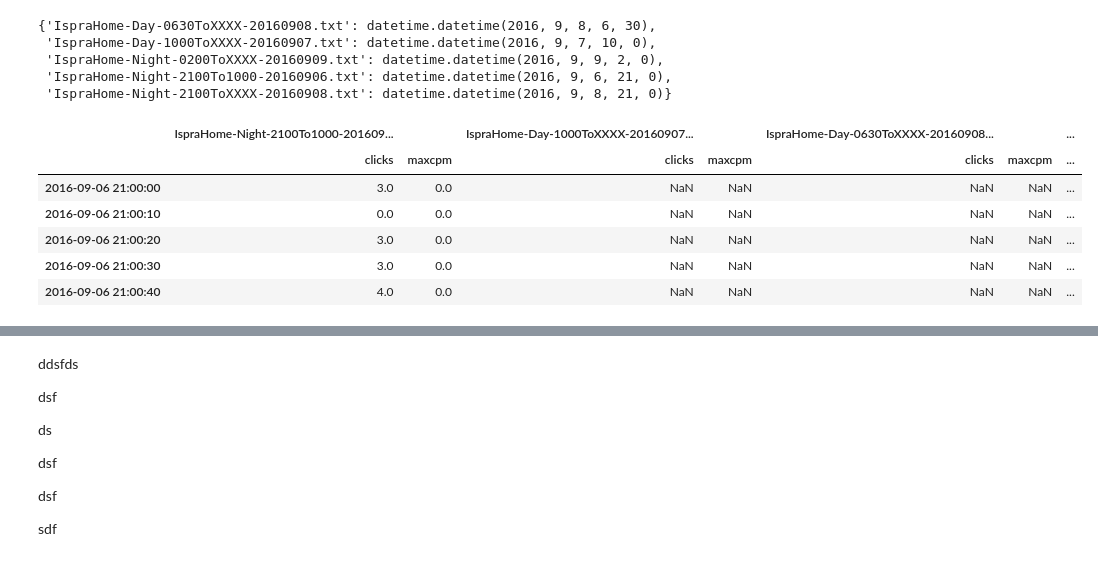
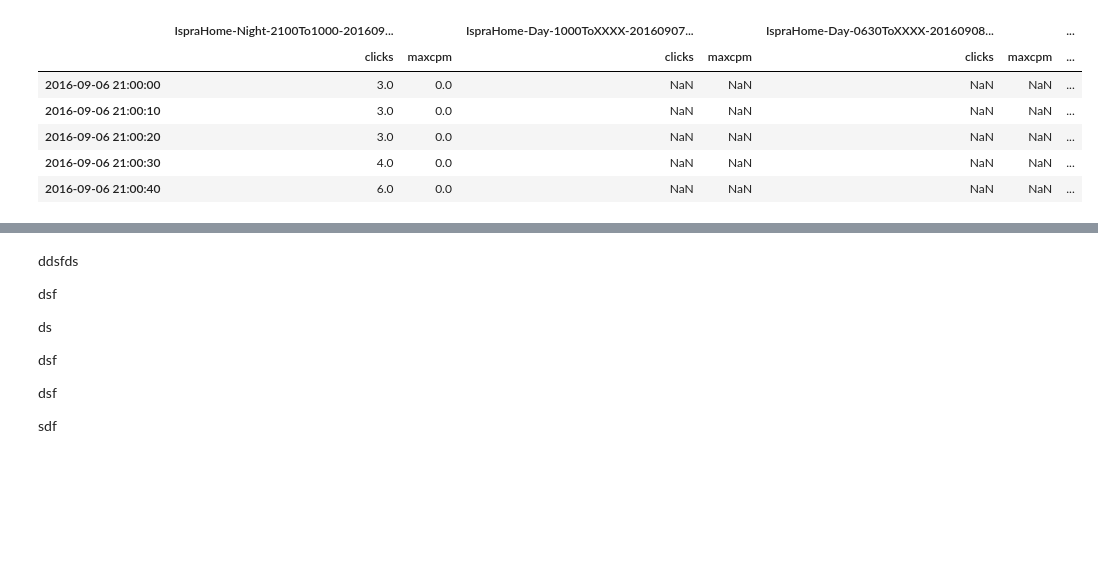
Before and after one commit to ankostis/radiationsensor, a Jupyter notebook: GeigerMeasurements.ipynb, the cells around one changed output, grey strips where cells are left out. Cells and saved outputs as stored; diff of their text form; code cells hidden in the pictures; blank space fills up the shorter version.

```diff
--- a/GeigerMeasurements.ipynb
+++ b/GeigerMeasurements.ipynb
@@ -15,7 +23,7 @@ import re
 regexs = (
     (re.compile(r'cpm = (?P<clicks>\d+)'), lambda c: c / 6),
     (re.compile(r'.*cpm=\d+, clicks=(?P<clicks>\d+).*'), None),
-    (re.compile(r'.*(?P<clicks>\d+),(?P<maxcpm>\d+.\d+)'), None),
+    (re.compile(r'^(?P<clicks>\d+),(?P<maxcpm>\d+.\d+)'), None),
 )
 def parse_click_line(l):
     for r, click_fun in regexs:
@@ -59,12 +67,6 @@ def parse_fname_time(file):
 # file_times = {f: parse_fname_time(f) for f in files}
 # file_times = {k:v for k,v in file_times.items() if v}
 # file_times
-# %% [output]
-{'IspraHome-Day-0630ToXXXX-20160908.txt': datetime.datetime(2016, 9, 8, 6, 30),
- 'IspraHome-Day-1000ToXXXX-20160907.txt': datetime.datetime(2016, 9, 7, 10, 0),
- 'IspraHome-Night-0200ToXXXX-20160909.txt': datetime.datetime(2016, 9, 9, 2, 0),
- 'IspraHome-Night-2100To1000-20160906.txt': datetime.datetime(2016, 9, 6, 21, 0),
- 'IspraHome-Night-2100ToXXXX-20160908.txt': datetime.datetime(2016, 9, 8, 21, 0)}
 # %%
 def zipdict(*dcts):
     for i in set(dcts[0]).intersection(*dcts[1:]):
@@ -81,32 +83,30 @@ def collect_data(files):
     file_times = {k:v for k,v in file_times.items() if v}
 
     file_data = zipdict(file_times, file_clicks)
-    file_data = sorted(file_data, key=lambda v: v[1][0])
+    file_data = OrderedDict(sorted(file_data, key=lambda v: v[1][0]))
 
     return file_data
 
 file_data = collect_data(files)
 # %%
-from collections import OrderedDict
-
 def file_df(fname, stime, clicks):
     ix = pd.date_range(stime, periods=clicks.shape[0], freq='10S')
 
     df = pd.DataFrame(clicks, index=ix, columns=['clicks', 'maxcpm'])
     df.name = fname
     return df
 
 file_data = collect_data(files)
 dfs = OrderedDict((f, file_df(f, stime, clicks))
-         for f, (stime, clicks) in file_data)
+         for f, (stime, clicks) in file_data.items())
 
 df = pd.concat(dfs.values(), axis=1, keys=dfs.keys())
 df.head()
 # %% [output]
 |  | IspraHome-Night-2100To1000-201609... |  | IspraHome-Day-1000ToXXXX-20160907... |  | IspraHome-Day-0630ToXXXX-20160908... |  | ... |
 |  | clicks | maxcpm | clicks | maxcpm | clicks | maxcpm | ... |
 | 2016-09-06 21:00:00 | 3.0 | 0.0 | NaN | NaN | NaN | NaN | ... |
-| 2016-09-06 21:00:10 | 0.0 | 0.0 | NaN | NaN | NaN | NaN | ... |
+| 2016-09-06 21:00:10 | 3.0 | 0.0 | NaN | NaN | NaN | NaN | ... |
 | 2016-09-06 21:00:20 | 3.0 | 0.0 | NaN | NaN | NaN | NaN | ... |
-| 2016-09-06 21:00:30 | 3.0 | 0.0 | NaN | NaN | NaN | NaN | ... |
-| 2016-09-06 21:00:40 | 4.0 | 0.0 | NaN | NaN | NaN | NaN | ... |
+| 2016-09-06 21:00:30 | 4.0 | 0.0 | NaN | NaN | NaN | NaN | ... |
+| 2016-09-06 21:00:40 | 6.0 | 0.0 | NaN | NaN | NaN | NaN | ... |
```
Also changed, not shown: parts of 8 cells of this notebook, 7 other files.
